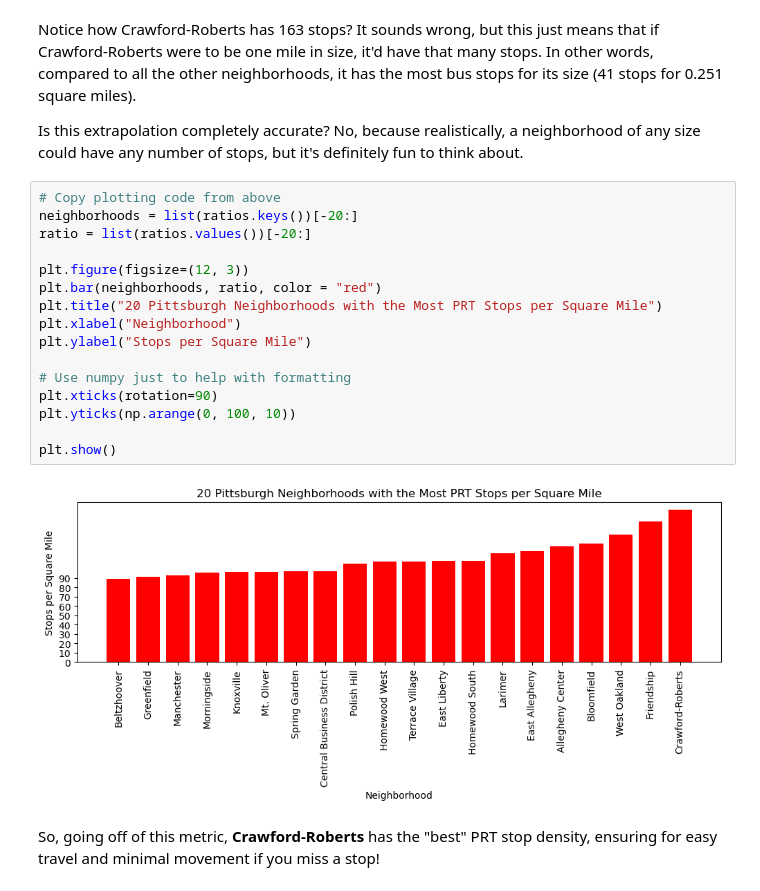
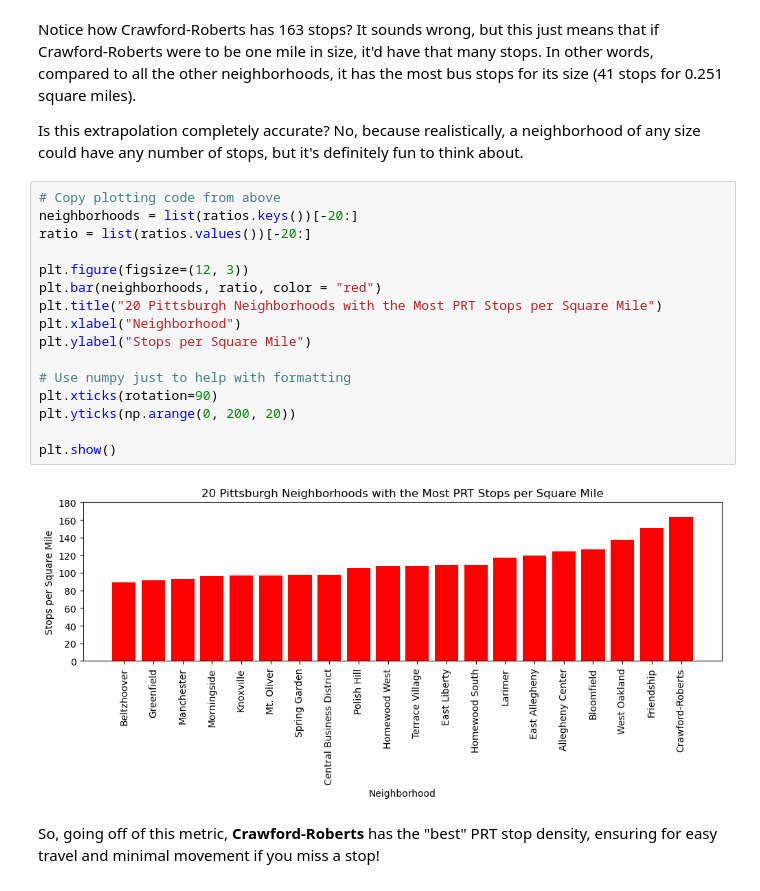
Before and after one commit to cemeteryuki/Final-Project, a Jupyter notebook: PRT Bus Stops Submetric/Lyakovlev Submetric.ipynb, the cells around one changed output. Drawn from its saved outputs; the diff is of its cells as text.

```diff
--- a/PRT Bus Stops Submetric/Lyakovlev Submetric.ipynb
+++ b/PRT Bus Stops Submetric/Lyakovlev Submetric.ipynb
@@ -169,21 +169,21 @@ Is this extrapolation completely accurate? No, because realistically, a neighbor
 # %%
 # Copy plotting code from above
 neighborhoods = list(ratios.keys())[-20:]
 ratio = list(ratios.values())[-20:]
 
 plt.figure(figsize=(12, 3))
 plt.bar(neighborhoods, ratio, color = "red")
 plt.title("20 Pittsburgh Neighborhoods with the Most PRT Stops per Square Mile")
 plt.xlabel("Neighborhood")
 plt.ylabel("Stops per Square Mile")
 
 # Use numpy just to help with formatting
 plt.xticks(rotation=90)
-plt.yticks(np.arange(0, 100, 10))
+plt.yticks(np.arange(0, 200, 20))
 
 plt.show()
 # %% [output]
-[figure, old version]
+[figure, new version]
 # %% [markdown]
 So, going off of this metric, <b> Crawford-Roberts </b> has the "best" PRT stop density, ensuring for easy travel and minimal movement if you miss a stop!
 # %% [markdown]
```
